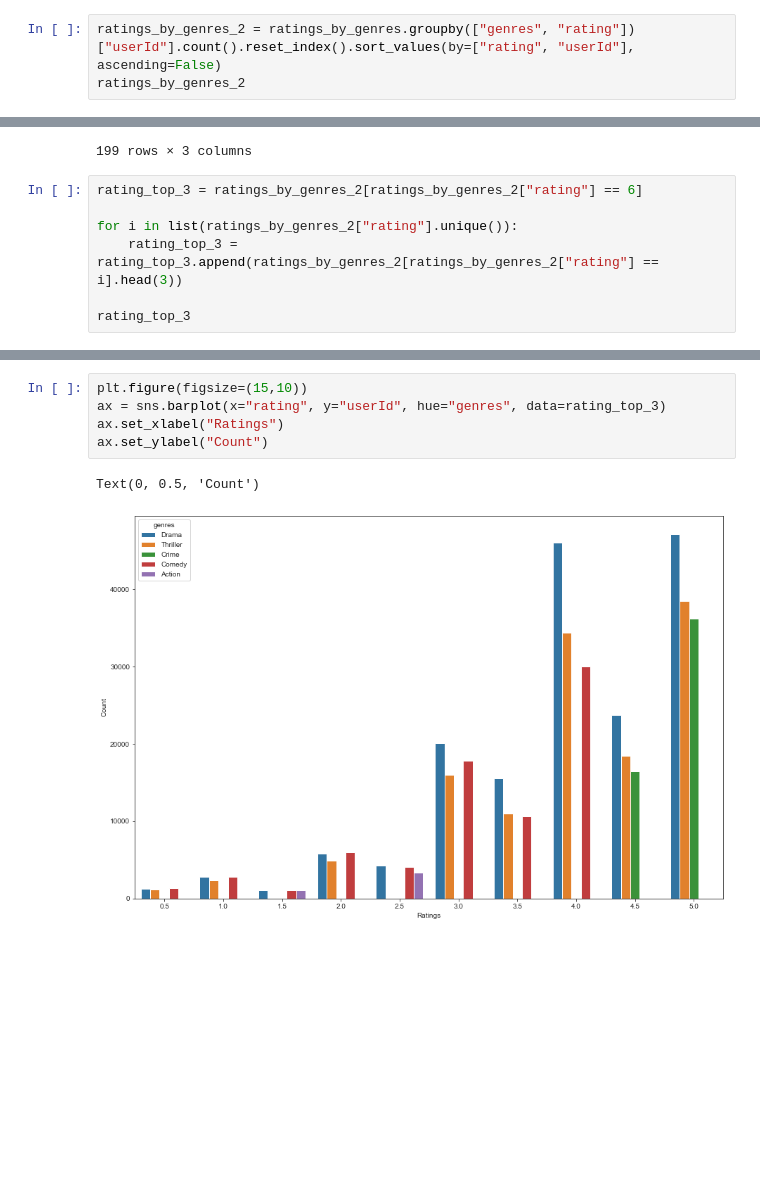
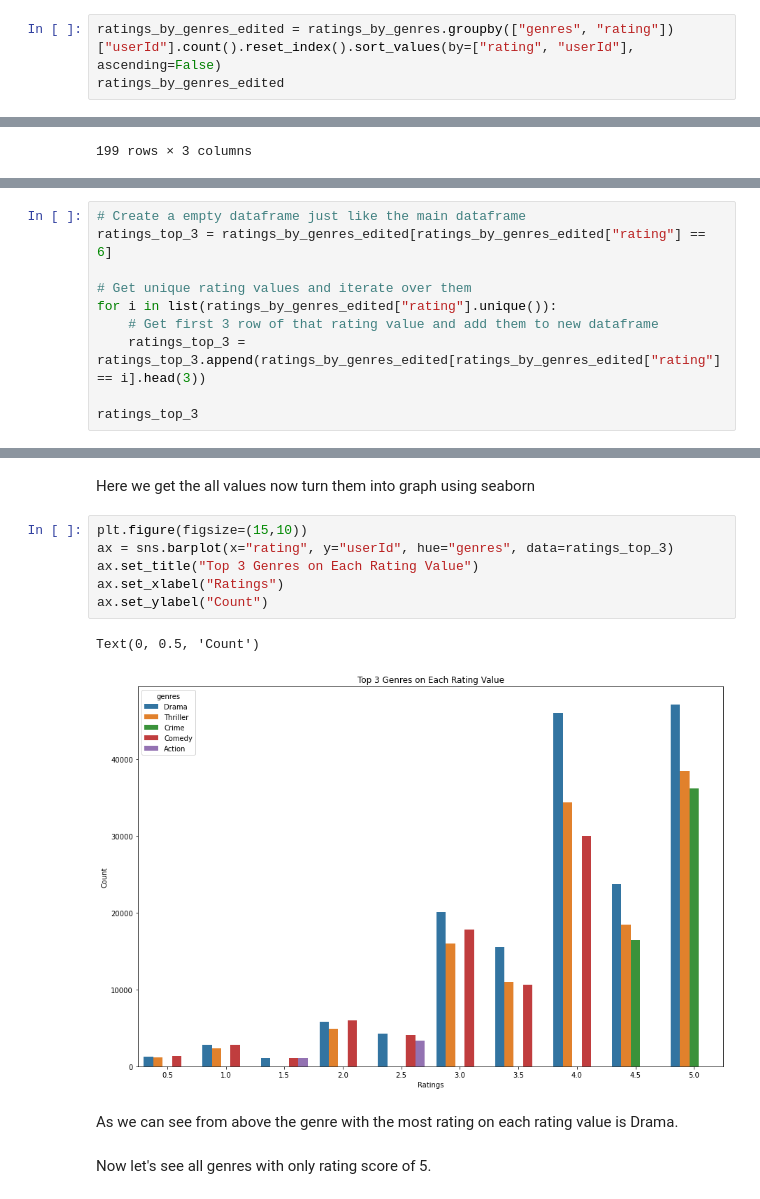
Before and after one commit to ekarbeyaz/movie-rankings-data-manipulation, a Jupyter notebook: Script - Movies.ipynb, the cells around one changed output, grey strips where cells are left out. Saved outputs shown, nothing was run; the diff lists cells and outputs as text; blank space fills up the shorter version.

```diff
--- a/Script - Movies.ipynb
+++ b/Script - Movies.ipynb
@@ -506,6 +510,6 @@ print(len(ratings_by_genres["genres"].unique()))
 # %%
-ratings_by_genres_2 = ratings_by_genres.groupby(["genres", "rating"])["userId"].count().reset_index().sort_values(by=["rating", "userId"], ascending=False)
-ratings_by_genres_2
+ratings_by_genres_edited = ratings_by_genres.groupby(["genres", "rating"])["userId"].count().reset_index().sort_values(by=["rating", "userId"], ascending=False)
+ratings_by_genres_edited
 # %% [output]
 |  | genres | rating | userId |
 | 88 | Drama | 5.0 | 47131 |
@@ -520,10 +524,3 @@ ratings_by_genres_2
 | 69 | Documentary | 0.5 | 8 |
 | 0 | (no genres listed) | 0.5 | 2 |
 199 rows × 3 columns
-# %%
-rating_top_3 = ratings_by_genres_2[ratings_by_genres_2["rating"] == 6]
-
-for i in list(ratings_by_genres_2["rating"].unique()):
-    rating_top_3 = rating_top_3.append(ratings_by_genres_2[ratings_by_genres_2["rating"] == i].head(3))
-
-rating_top_3
@@ -547,0 +529,10 @@ rating_top_3
+# %%
+# Create a empty dataframe just like the main dataframe
+ratings_top_3 = ratings_by_genres_edited[ratings_by_genres_edited["rating"] == 6]
+
+# Get unique rating values and iterate over them
+for i in list(ratings_by_genres_edited["rating"].unique()):
+    # Get first 3 row of that rating value and add them to new dataframe
+    ratings_top_3 = ratings_top_3.append(ratings_by_genres_edited[ratings_by_genres_edited["rating"] == i].head(3))
+
+ratings_top_3
@@ -548,9 +557,16 @@ rating_top_3
+# %% [markdown]
+Here we get the all values now turn them into graph using seaborn
 # %%
 plt.figure(figsize=(15,10))
-ax = sns.barplot(x="rating", y="userId", hue="genres", data=rating_top_3)
+ax = sns.barplot(x="rating", y="userId", hue="genres", data=ratings_top_3)
+ax.set_title("Top 3 Genres on Each Rating Value")
 ax.set_xlabel("Ratings")
 ax.set_ylabel("Count")
 # %% [output]
 Text(0, 0.5, 'Count')
-[figure, old version]
+[figure, new version]
+# %% [markdown]
+As we can see from above the genre with the most rating on each rating value is Drama.
+# %% [markdown]
+Now let's see all genres with only rating score of 5.
 # %%
```
Also changed, not shown: parts of 35 cells of this notebook.
